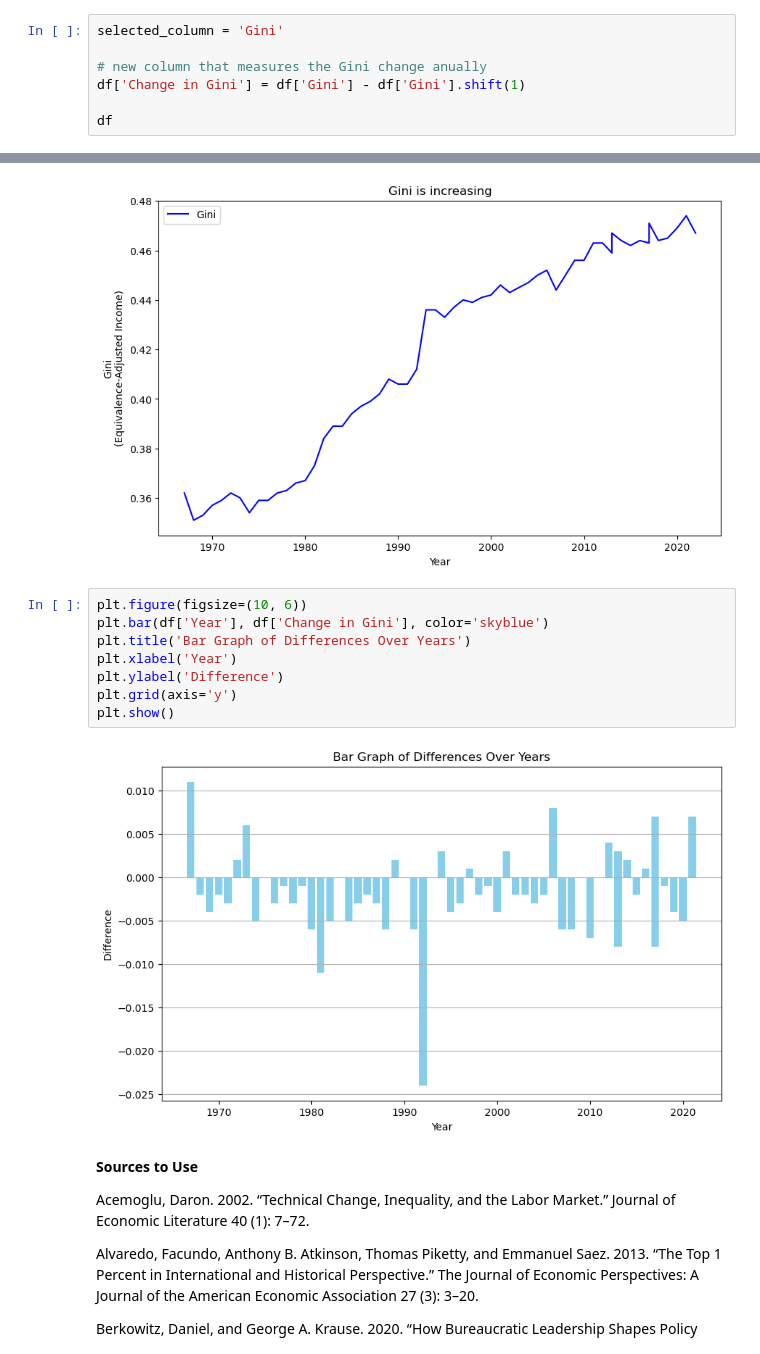
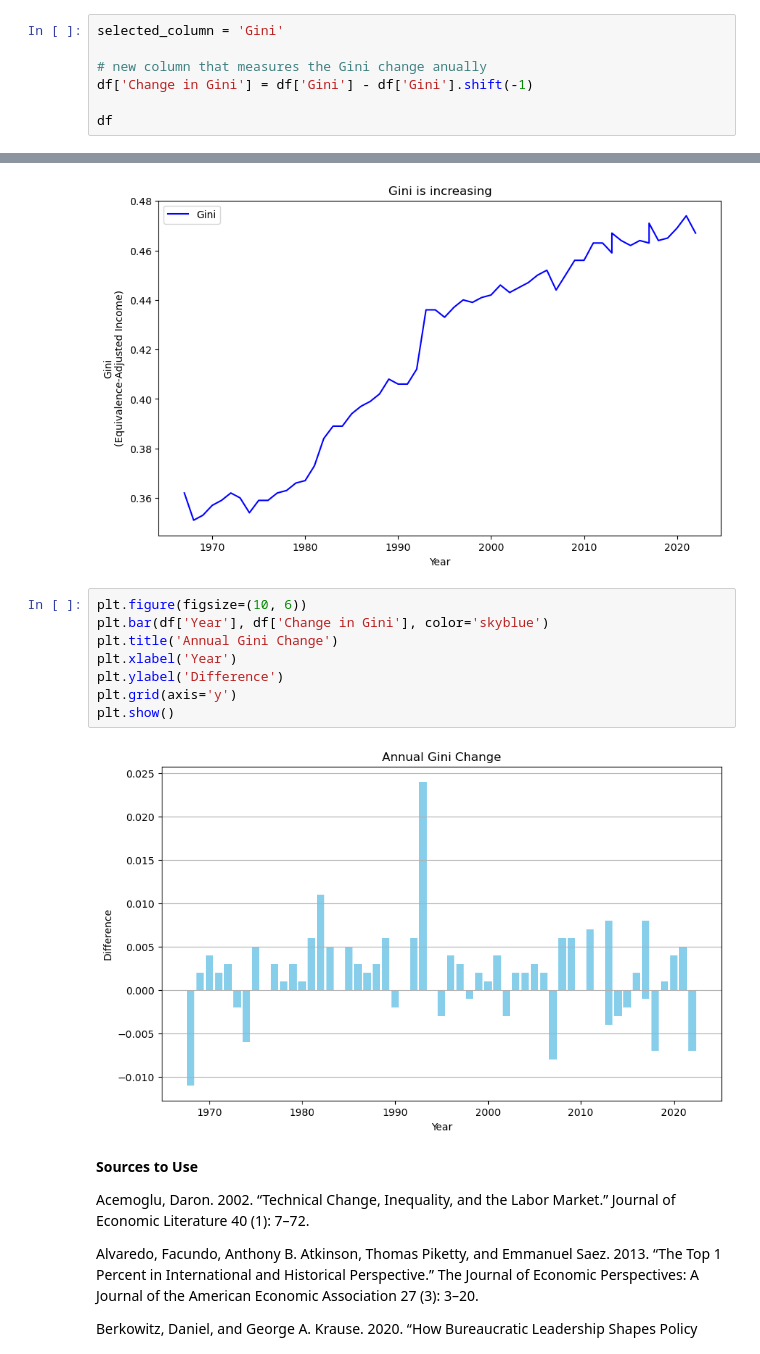
Before and after one commit to marcill1/as.180.369, a Jupyter notebook: contrib/marcill1/Arcillo-Abstract_Intro-Draft.ipynb, the cells around one changed output, grey strips where cells are left out. Drawn from its saved outputs; the diff is of its cells as text.

```diff
--- a/contrib/marcill1/Arcillo-Abstract_Intro-Draft.ipynb
+++ b/contrib/marcill1/Arcillo-Abstract_Intro-Draft.ipynb
@@ -74,7 +74,7 @@ df
 selected_column = 'Gini'
 
 # new column that measures the Gini change anually
-df['Change in Gini'] = df['Gini'] - df['Gini'].shift(1)
+df['Change in Gini'] = df['Gini'] - df['Gini'].shift(-1)
 
 df
 # %% [output]
@@ -117,13 +117,13 @@ plt.show()
 # %%
 plt.figure(figsize=(10, 6))
 plt.bar(df['Year'], df['Change in Gini'], color='skyblue')
-plt.title('Bar Graph of Differences Over Years')
+plt.title('Annual Gini Change')
 plt.xlabel('Year')
 plt.ylabel('Difference')
 plt.grid(axis='y')
 plt.show()
 # %% [output]
-[figure, old version]
+[figure, new version]
 # %% [markdown]
 **Sources to Use**
 
```
Also changed, not shown: parts of 1 cell of this notebook, 1 other file.
